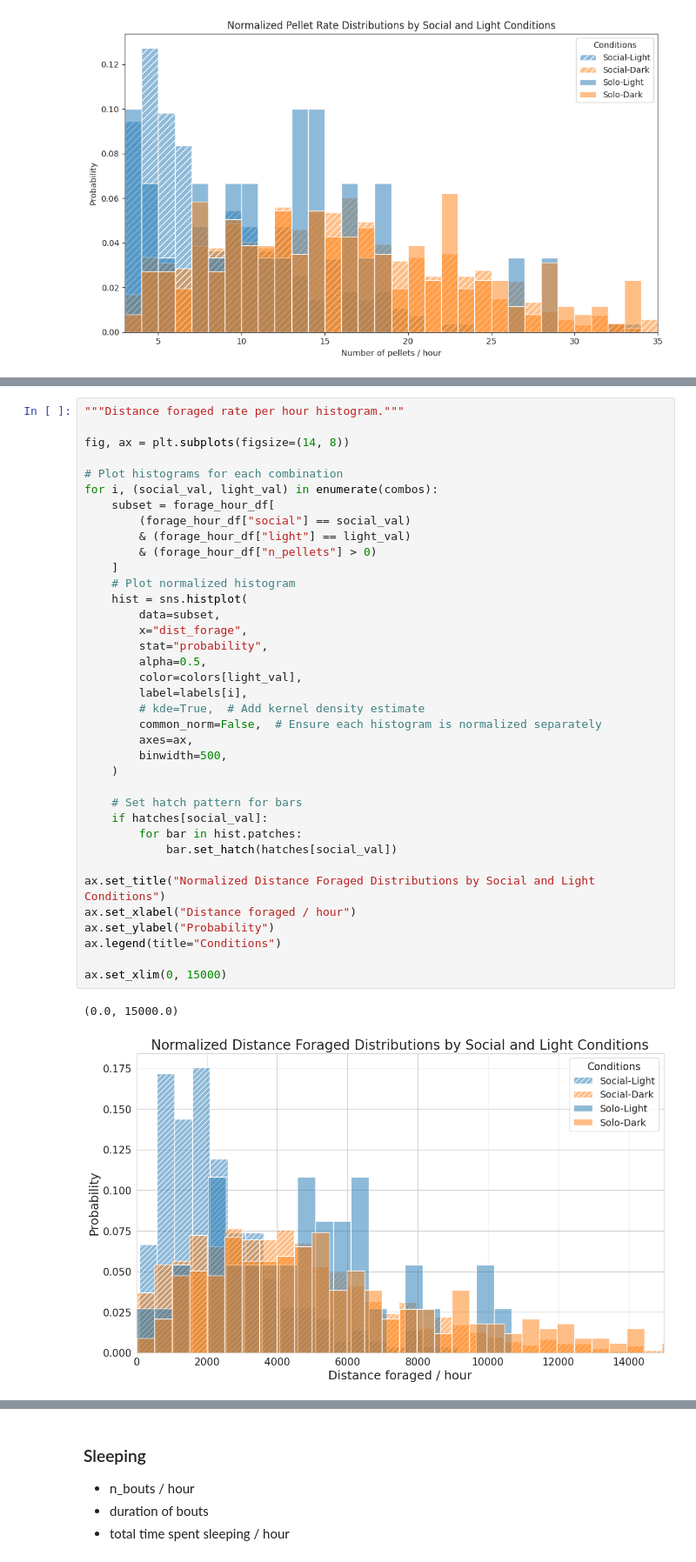
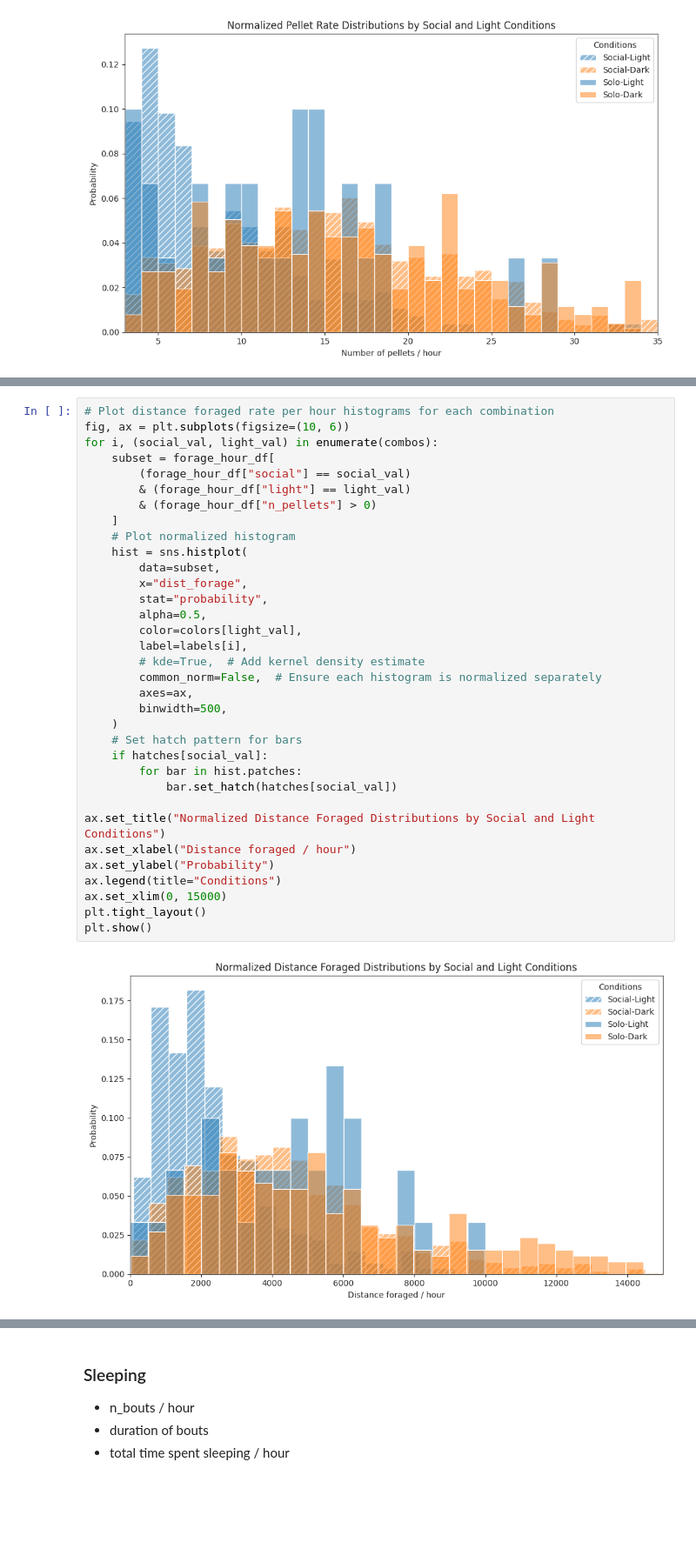
Before and after one commit to SainsburyWellcomeCentre/aeon_docs, a Jupyter notebook: src/user/how_to/social_analysis2.ipynb, the cells around one changed output, grey strips where cells are left out. Shown at 87% size. Saved outputs shown, nothing was run; the diff lists cells and outputs as text; blank space fills up the shorter version.

Commit message:
Update remaining foraging plots

```diff
--- a/src/user/how_to/social_analysis2.ipynb
+++ b/src/user/how_to/social_analysis2.ipynb
@@ -1439,41 +1375,37 @@ Text(0.02, 0.68, 'Two-sample t-tests:\nLight conditions: p = 8.50e-02\nDark cond
 # %%
-"""Distance foraged rate per hour histogram."""
-
-fig, ax = plt.subplots(figsize=(14, 8))
-
-# Plot histograms for each combination
+# Plot distance foraged rate per hour histograms for each combination
+fig, ax = plt.subplots(figsize=(10, 6))
 for i, (social_val, light_val) in enumerate(combos):
     subset = forage_hour_df[
         (forage_hour_df["social"] == social_val)
         & (forage_hour_df["light"] == light_val)
         & (forage_hour_df["n_pellets"] > 0)
     ]
     # Plot normalized histogram
     hist = sns.histplot(
         data=subset,
         x="dist_forage",
         stat="probability",
         alpha=0.5,
         color=colors[light_val],
         label=labels[i],
         # kde=True,  # Add kernel density estimate
         common_norm=False,  # Ensure each histogram is normalized separately
         axes=ax,
         binwidth=500,
     )
-
     # Set hatch pattern for bars
     if hatches[social_val]:
         for bar in hist.patches:
             bar.set_hatch(hatches[social_val])
 
 ax.set_title("Normalized Distance Foraged Distributions by Social and Light Conditions")
 ax.set_xlabel("Distance foraged / hour")
 ax.set_ylabel("Probability")
 ax.legend(title="Conditions")
-
 ax.set_xlim(0, 15000)
+plt.tight_layout()
+plt.show()
 # %% [output]
-(0.0, 15000.0)
-[figure, old version]
+[figure, new version]
 # %%
```
Also changed, not shown: parts of 8 cells of this notebook.
